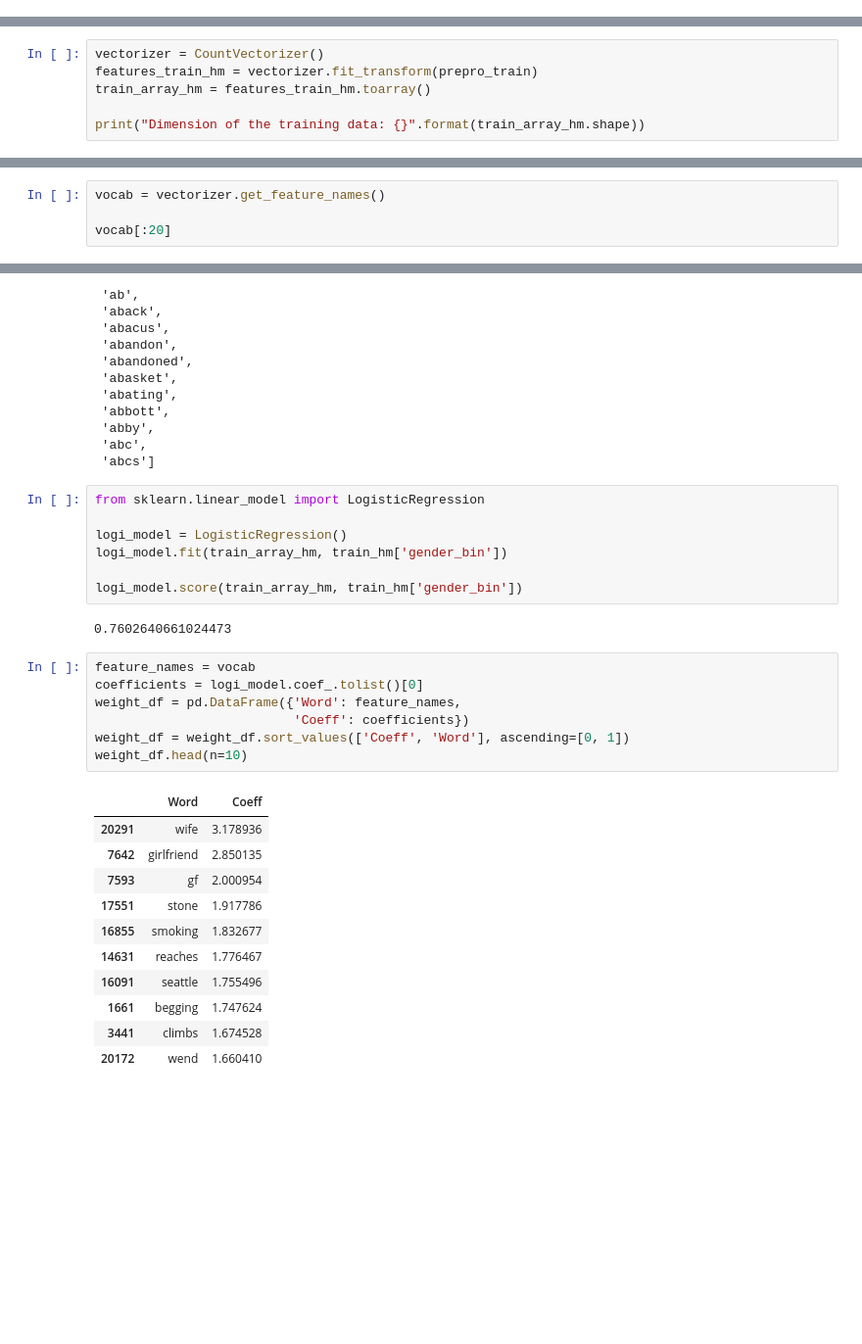
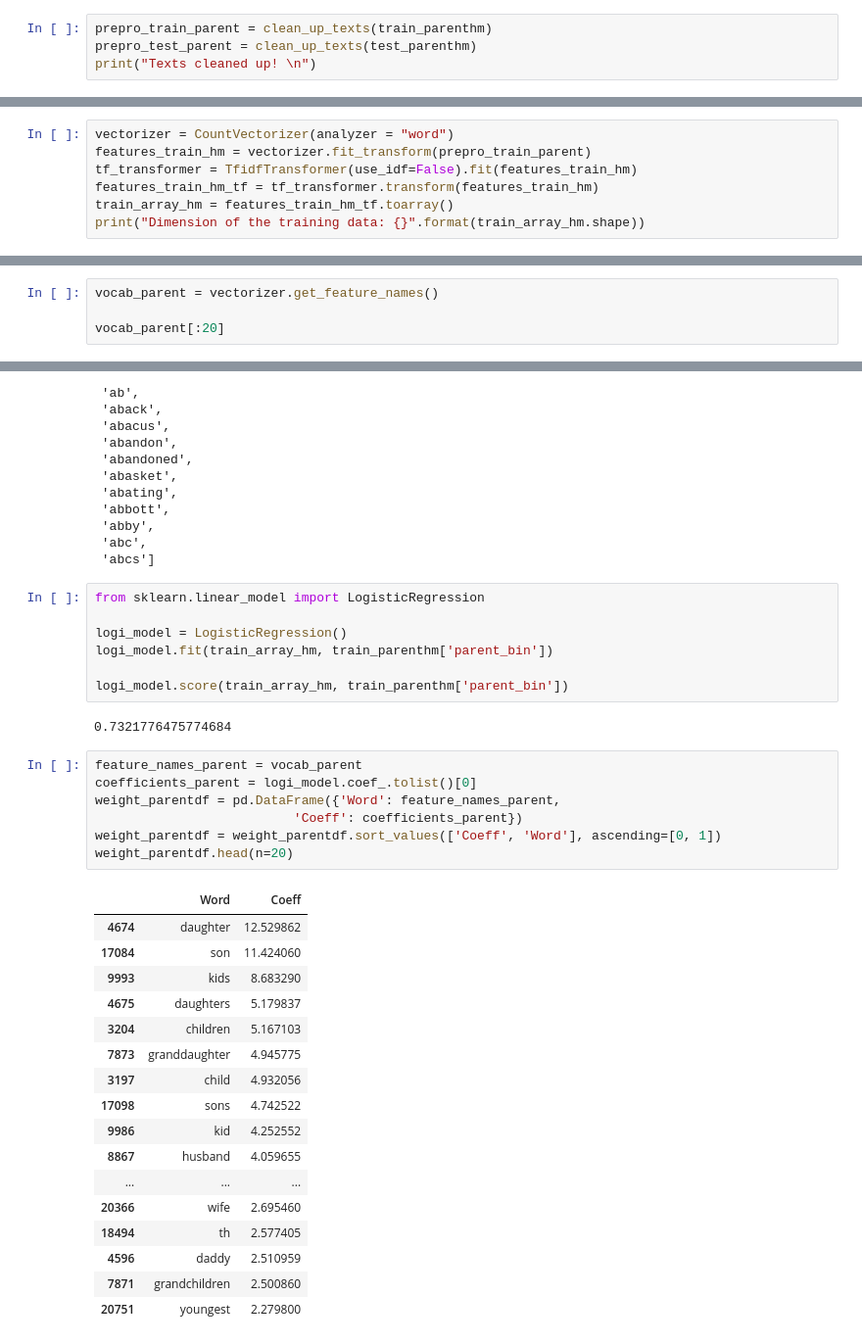
Before and after one commit to luminous66/CMPE256Project, a Jupyter notebook: happyDB.ipynb, the cells around one changed output, grey strips where cells are left out. Shown: that part at 98% size. Drawn from its saved outputs; the diff is of its cells as text; blank space fills up the shorter version.

Commit message:
add parent classification and total classification

```diff
--- a/happyDB.ipynb
+++ b/happyDB.ipynb
@@ -212,0 +236,4 @@ prepro_train[:10]
+# %%
+prepro_train_parent = clean_up_texts(train_parenthm)
+prepro_test_parent = clean_up_texts(test_parenthm)
+print("Texts cleaned up! \n")
@@ -213,7 +255,8 @@ prepro_train[:10]
 # %%
-vectorizer = CountVectorizer()
-features_train_hm = vectorizer.fit_transform(prepro_train)
-train_array_hm = features_train_hm.toarray()
-
+vectorizer = CountVectorizer(analyzer = "word")
+features_train_hm = vectorizer.fit_transform(prepro_train_parent)
+tf_transformer = TfidfTransformer(use_idf=False).fit(features_train_hm)
+features_train_hm_tf = tf_transformer.transform(features_train_hm)
+train_array_hm = features_train_hm_tf.toarray()
 print("Dimension of the training data: {}".format(train_array_hm.shape))
 # %% [output]
@@ -221,7 +279,7 @@ Dimension of the training data: (69831, 20737)
 # %%
-vocab = vectorizer.get_feature_names()
+vocab_parent = vectorizer.get_feature_names()
 
-vocab[:20]
+vocab_parent[:20]
 # %% [output]
 ['aa',
  'aaa',
@@ -247,28 +305,34 @@ vocab[:20]
 from sklearn.linear_model import LogisticRegression
 
 logi_model = LogisticRegression()
-logi_model.fit(train_array_hm, train_hm['gender_bin'])
+logi_model.fit(train_array_hm, train_parenthm['parent_bin'])
 
-logi_model.score(train_array_hm, train_hm['gender_bin'])
+logi_model.score(train_array_hm, train_parenthm['parent_bin'])
 # %% [output]
-0.7602640661024473
+0.7321776475774684
 # %%
-feature_names = vocab
-coefficients = logi_model.coef_.tolist()[0]
-weight_df = pd.DataFrame({'Word': feature_names,
-                          'Coeff': coefficients})
-weight_df = weight_df.sort_values(['Coeff', 'Word'], ascending=[0, 1])
-weight_df.head(n=10)
+feature_names_parent = vocab_parent
+coefficients_parent = logi_model.coef_.tolist()[0]
+weight_parentdf = pd.DataFrame({'Word': feature_names_parent,
+                          'Coeff': coefficients_parent})
+weight_parentdf = weight_parentdf.sort_values(['Coeff', 'Word'], ascending=[0, 1])
+weight_parentdf.head(n=20)
 # %% [output]
 |  | Word | Coeff |
-| 20291 | wife | 3.178936 |
-| 7642 | girlfriend | 2.850135 |
-| 7593 | gf | 2.000954 |
-| 17551 | stone | 1.917786 |
-| 16855 | smoking | 1.832677 |
-| 14631 | reaches | 1.776467 |
-| 16091 | seattle | 1.755496 |
-| 1661 | begging | 1.747624 |
-| 3441 | climbs | 1.674528 |
-| 20172 | wend | 1.660410 |
+| 4674 | daughter | 12.529862 |
+| 17084 | son | 11.424060 |
+| 9993 | kids | 8.683290 |
+| 4675 | daughters | 5.179837 |
+| 3204 | children | 5.167103 |
+| 7873 | granddaughter | 4.945775 |
+| 3197 | child | 4.932056 |
+| 17098 | sons | 4.742522 |
+| 9986 | kid | 4.252552 |
+| 8867 | husband | 4.059655 |
+| ... | ... | ... |
+| 20366 | wife | 2.695460 |
+| 18494 | th | 2.577405 |
+| 4596 | daddy | 2.510959 |
+| 7871 | grandchildren | 2.500860 |
+| 20751 | youngest | 2.279800 |
 # %%
```
Also changed, not shown: parts of 43 cells of this notebook.
